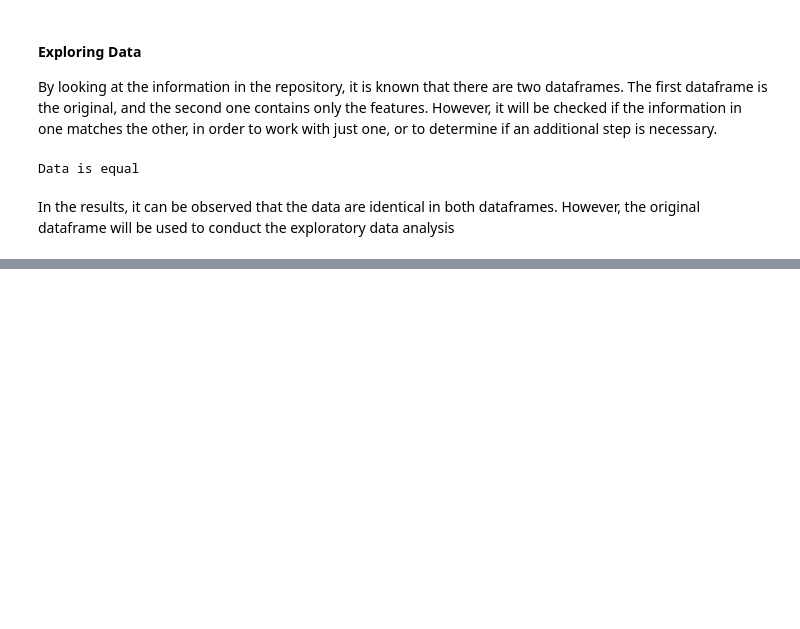
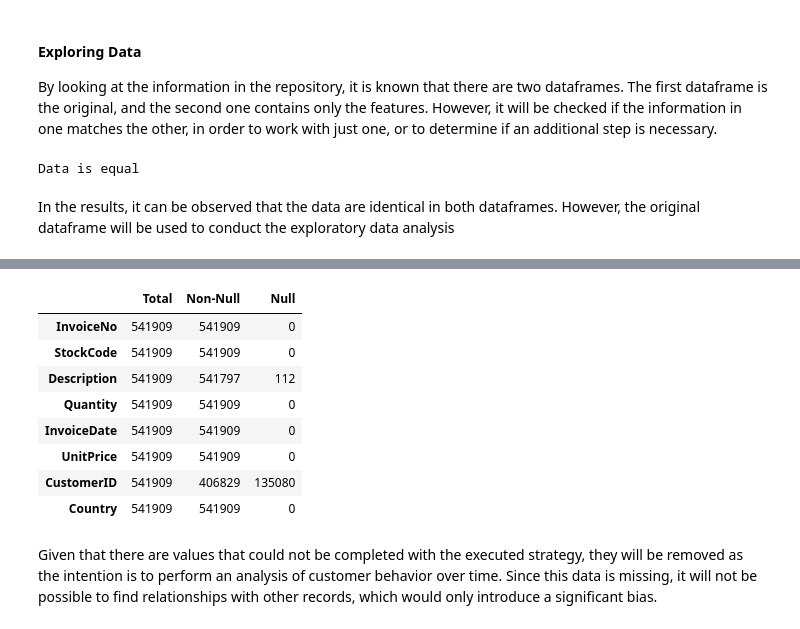
Before and after one commit to carlosmunoz97/citec_technical_test, a Jupyter notebook: online_retail.ipynb, the cells around one changed output, grey strips where cells are left out. Cells and saved outputs as stored; diff of their text form; code cells hidden in the pictures; blank space fills up the shorter version.

```diff
--- a/online_retail.ipynb
+++ b/online_retail.ipynb
@@ -151,0 +274,9 @@ In the results, it can be observed that the data are identical in both dataframe
+# %%
+#Complete the customerID based on the InvoiceNo
+def fill_customer_id(row):
+    if pd.isnull(row['CustomerID']):
+        return invoice_to_customer.get(row['InvoiceNo'])
+    else:
+        return row['CustomerID']
+
+original['CustomerID'] = original.apply(fill_customer_id, axis=1)
@@ -151,0 +301,20 @@ In the results, it can be observed that the data are identical in both dataframe
+# %%
+non_null_counts = original.notnull().sum()
+total_counts = len(original)
+
+null_counts = total_counts - non_null_counts
+
+result = pd.DataFrame({'Total': total_counts, 'Non-Null': non_null_counts, 'Null': null_counts})
+result
+# %% [output]
+|  | Total | Non-Null | Null |
+| InvoiceNo | 541909 | 541909 | 0 |
+| StockCode | 541909 | 541909 | 0 |
+| Description | 541909 | 541797 | 112 |
+| Quantity | 541909 | 541909 | 0 |
+| InvoiceDate | 541909 | 541909 | 0 |
+| UnitPrice | 541909 | 541909 | 0 |
+| CustomerID | 541909 | 406829 | 135080 |
+| Country | 541909 | 541909 | 0 |
+# %% [markdown]
+Given that there are values that could not be completed with the executed strategy, they will be removed as the intention is to perform an analysis of customer behavior over time. Since this data is missing, it will not be possible to find relationships with other records, which would only introduce a significant bias.
```
Also changed, not shown: parts of 22 cells of this notebook.
